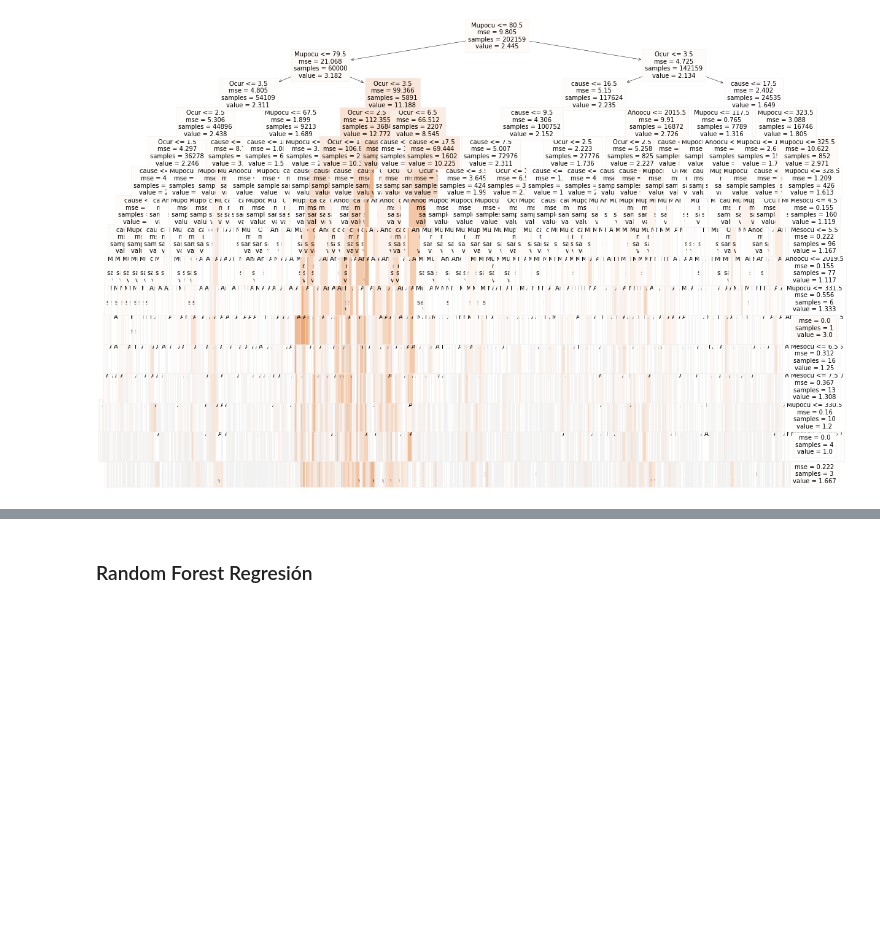
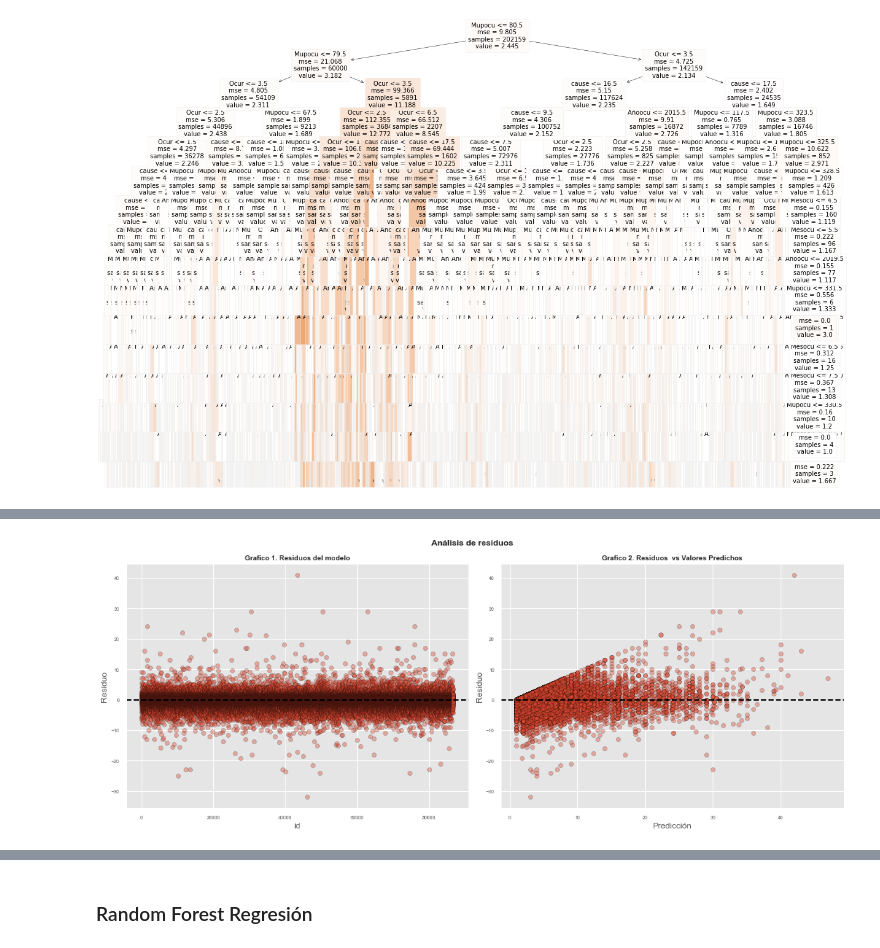
Before and after one commit to Orlando19943/Proyecto1-DM, a Jupyter notebook: predictions.ipynb, the cells around one changed output, grey strips where cells are left out. Cells and saved outputs as stored; diff of their text form; code cells hidden in the pictures; blank space fills up the shorter version.

```diff
--- a/predictions.ipynb
+++ b/predictions.ipynb
@@ -222,0 +208,30 @@ results
+# %%
+# Cálculo de los residuos
+residuos  = prediction - target_test
+# %%
+# Evaluando la eficiencia del modelo
+# Extraído de: https://www.cienciadedatos.net/documentos/py10-regresion-lineal-python.html
+
+fig, axes = plt.subplots(nrows=1, ncols=2, figsize=(15, 6))
+
+# Residuos
+axes[0].scatter(list(range(len(prediction))), residuos,edgecolors=(0, 0, 0), alpha = 0.4)
+axes[0].axhline(y = 0, linestyle = '--', color = 'black', lw=2)
+axes[0].set_title('Grafico 1. Residuos del modelo', fontsize = 10, fontweight = "bold")
+axes[0].set_xlabel('id')
+axes[0].set_ylabel('Residuo')
+axes[0].tick_params(labelsize = 7)
+
+# Residuos vs Predicho
+axes[1].scatter(prediction, residuos, edgecolors=(0, 0, 0), alpha = 0.4)
+axes[1].axhline(y = 0, linestyle = '--', color = 'black', lw=2)
+axes[1].set_title('Grafico 2. Residuos  vs Valores Predichos', fontsize = 10, fontweight = "bold")
+axes[1].set_xlabel('Predicción')
+axes[1].set_ylabel('Residuo')
+axes[1].tick_params(labelsize = 7)
+
+fig.tight_layout()
+plt.subplots_adjust(top=0.9)
+fig.suptitle('Análisis de residuos', fontsize = 12, fontweight = "bold");
+# %% [output]
+[figure, added]
```
Also changed, not shown: parts of 21 cells of this notebook.
